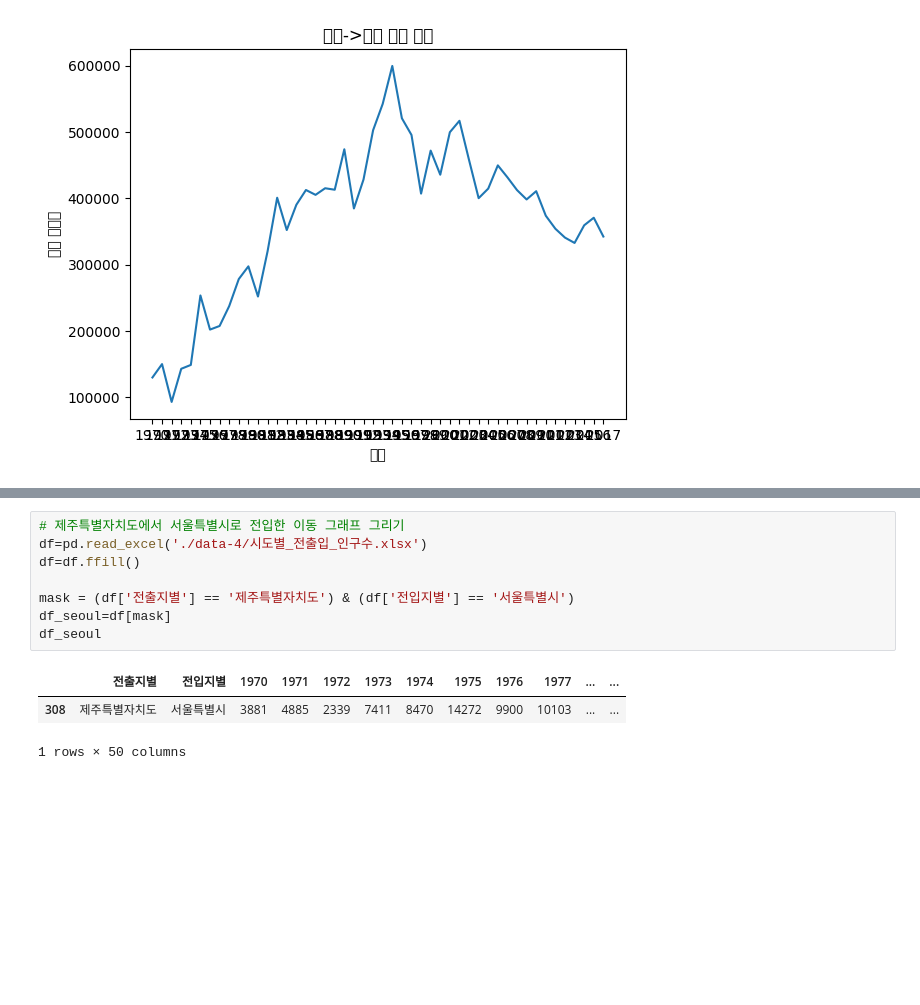
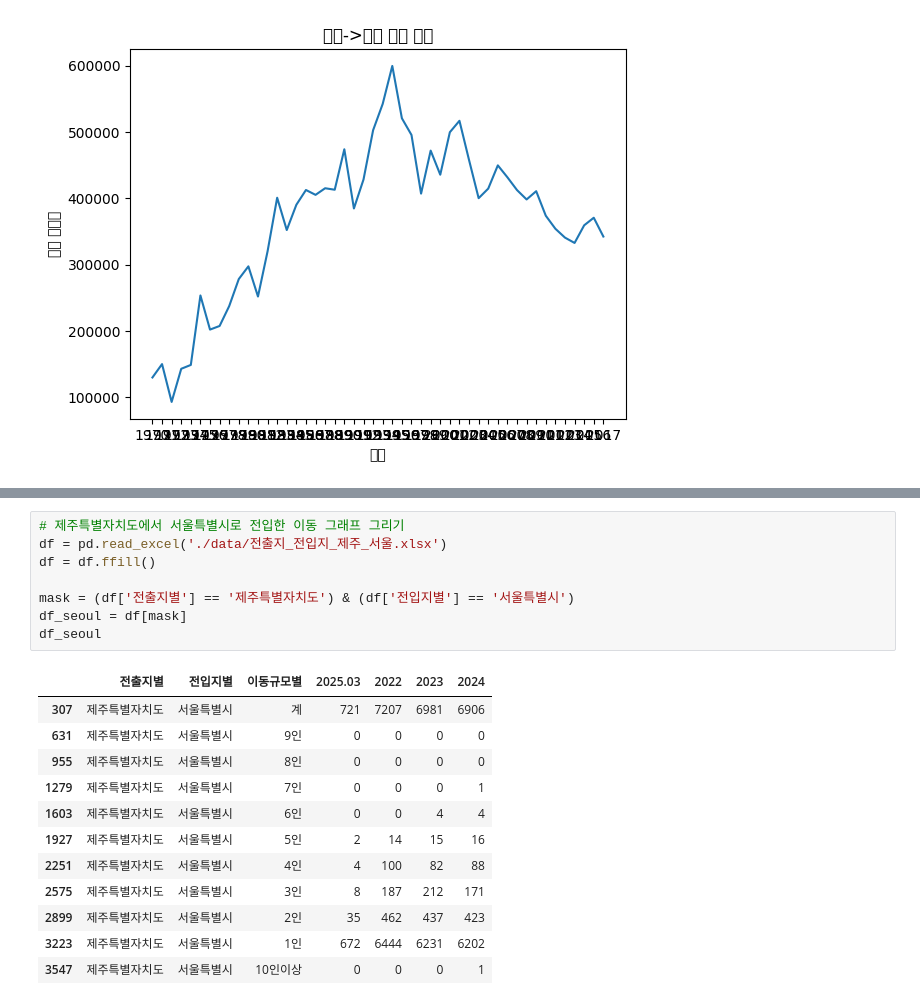
Before and after one commit to zailinliu/Pandas_study, a Jupyter notebook: part4-1.ipynb, the cells around one changed output, grey strips where cells are left out. Cells and saved outputs as stored; diff of their text form; blank space fills up the shorter version.

```diff
--- a/part4-1.ipynb
+++ b/part4-1.ipynb
@@ -136,15 +136,24 @@ plt.show()
 # %%
 # 제주특별자치도에서 서울특별시로 전입한 이동 그래프 그리기
-df=pd.read_excel('./data-4/시도별_전출입_인구수.xlsx')
-df=df.ffill()
+df = pd.read_excel('./data/전출지_전입지_제주_서울.xlsx')
+df = df.ffill()
 
 mask = (df['전출지별'] == '제주특별자치도') & (df['전입지별'] == '서울특별시')
-df_seoul=df[mask]
+df_seoul = df[mask]
 df_seoul
 # %% [output]
-|  | 전출지별 | 전입지별 | 1970 | 1971 | 1972 | 1973 | 1974 | 1975 | 1976 | 1977 | ... | ... |
-| 308 | 제주특별자치도 | 서울특별시 | 3881 | 4885 | 2339 | 7411 | 8470 | 14272 | 9900 | 10103 | ... | ... |
+|  | 전출지별 | 전입지별 | 이동규모별 | 2025.03 | 2022 | 2023 | 2024 |
+| 307 | 제주특별자치도 | 서울특별시 | 계 | 721 | 7207 | 6981 | 6906 |
+| 631 | 제주특별자치도 | 서울특별시 | 9인 | 0 | 0 | 0 | 0 |
+| 955 | 제주특별자치도 | 서울특별시 | 8인 | 0 | 0 | 0 | 0 |
+| 1279 | 제주특별자치도 | 서울특별시 | 7인 | 0 | 0 | 0 | 1 |
+| 1603 | 제주특별자치도 | 서울특별시 | 6인 | 0 | 0 | 4 | 4 |
+| 1927 | 제주특별자치도 | 서울특별시 | 5인 | 2 | 14 | 15 | 16 |
+| 2251 | 제주특별자치도 | 서울특별시 | 4인 | 4 | 100 | 82 | 88 |
+| 2575 | 제주특별자치도 | 서울특별시 | 3인 | 8 | 187 | 212 | 171 |
+| 2899 | 제주특별자치도 | 서울특별시 | 2인 | 35 | 462 | 437 | 423 |
+| 3223 | 제주특별자치도 | 서울특별시 | 1인 | 672 | 6444 | 6231 | 6202 |
+| 3547 | 제주특별자치도 | 서울특별시 | 10인이상 | 0 | 0 | 0 | 1 |
-1 rows × 50 columns
 # %%
 # 제주특별자치도에서 서울특별시로 전입한 이동 그래프 2022년~2024년을 기준으로 그래프 그리기
 # 통계청에서 다운 받아서
```
Also changed, not shown: parts of 13 cells of this notebook, 6 other files.
